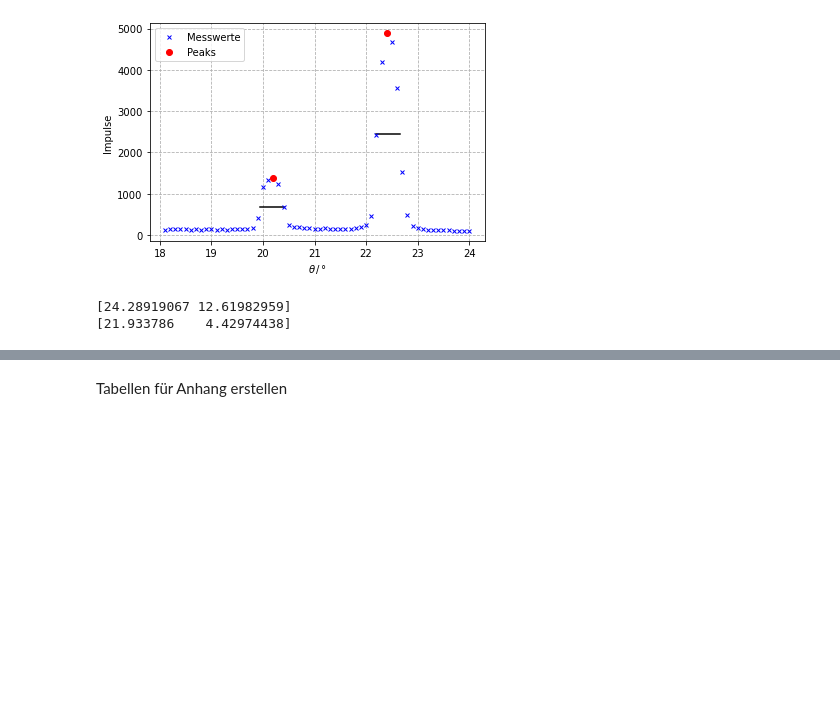
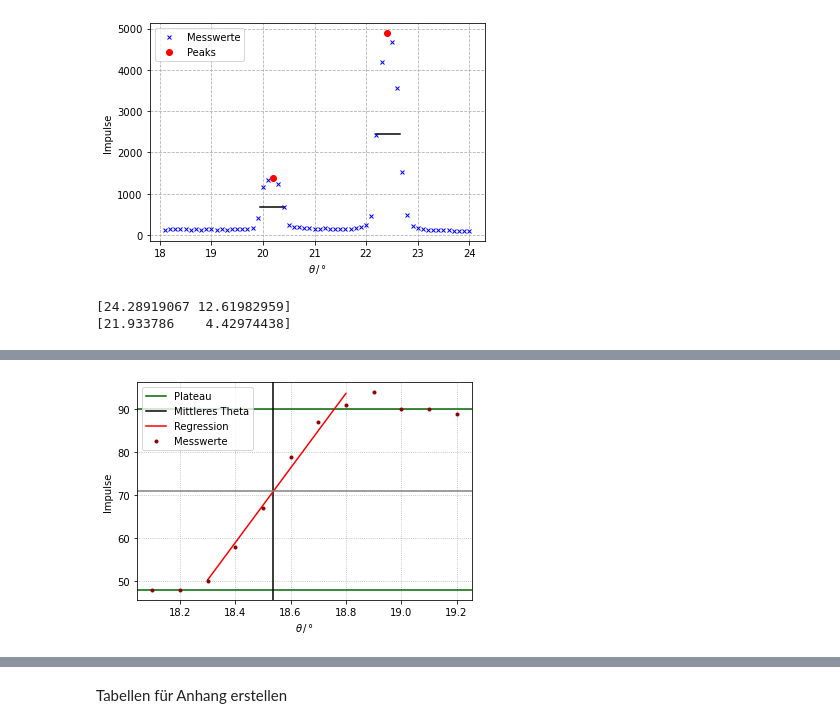
Before and after one commit to waerther/grundpraktikum2, a Jupyter notebook: v602/auswertung.ipynb, the cells around one changed output, grey strips where cells are left out. Cells and saved outputs as stored; diff of their text form; code cells hidden in the pictures; blank space fills up the shorter version.

```diff
--- a/v602/auswertung.ipynb
+++ b/v602/auswertung.ipynb
@@ -247,0 +247,80 @@ plt.grid(linestyle=":")
+# %%
+data = pd.read_csv('tables/messdaten/Messung_Zink/Zink_2.txt', decimal=',', delimiter = "\t")
+data = data.to_numpy()
+x = data[:,0]
+y = data[:,1]
+
+rel_min = np.min(y)
+rel_max = np.max(y)
+theta_mitte_y = (rel_max - rel_min) / 2
+theta_mitte = (x[y==rel_max] - x[y==rel_min]) / 2
+
+
+x1 = np.diff(y)
+# print(x1)
+tolger = 2
+x3 = []
+x4 = []
+x8 = []
+n = 0
+for i in range(len(x1)):
+    if n == 0:
+        if abs(x1[i]) < tolger:
+            x3.append(i)
+        else:
+            x8.append(i)
+            n = 1
+    else:
+        if abs(x1[i]) < tolger:
+            x4.append(i)
+
+        else:
+            x8.append(i)
+            n = 1
+
+x5 = []
+for i in range(len(x3)):
+    x5.append(y[x3[i]])
+
+plt.axhline(np.mean(x5),c='darkgreen',  label='Plateau')
+x6 = []
+for i in range(len(x4)):
+    x6.append(y[x4[i]])
+
+plt.axhline(np.mean(x6), c='darkgreen')
+y2 = np.mean(x6) + (np.mean(x5) - np.mean(x6)) / 2
+regx = x[x8]
+regy = y[x8]
+regx = regx[1:-1]
+regy = regy[1:-1]
+
+
+def f(x, a, b):
+    return a * x + b
+
+
+params, covariance_matrix = curve_fit(f, regx, regy)
+theta_x = (rel_min + theta_mitte_y - params[1]) / (params[0])
+plt.axvline(theta_x, c='k', label='Mittleres Theta')
+plt.plot(
+    regx,
+    f(regx, params[0], params[1]),
+    color="red",
+    ms=4,
+    marker="",
+    linestyle="-",
+    label="Regression",
+)
+
+plt.axhline(rel_min + theta_mitte_y, c='grey')
+
+plt.plot(x, y, color="darkred", ms=6, marker=".", linestyle="", label="Messwerte")
+plt.xlabel(r"$\theta \, / \, °$")
+plt.ylabel(r"Impulse")
+plt.legend(loc="best")
+plt.grid(linestyle=":")
+
+energy = energ(theta_x)
+print(energy)
+print(theta_x)
+# %% [output]
@@ -247,0 +329 @@ plt.grid(linestyle=":")
+[figure, added]
```
Also changed, not shown: parts of 11 cells of this notebook, 4 other files.
